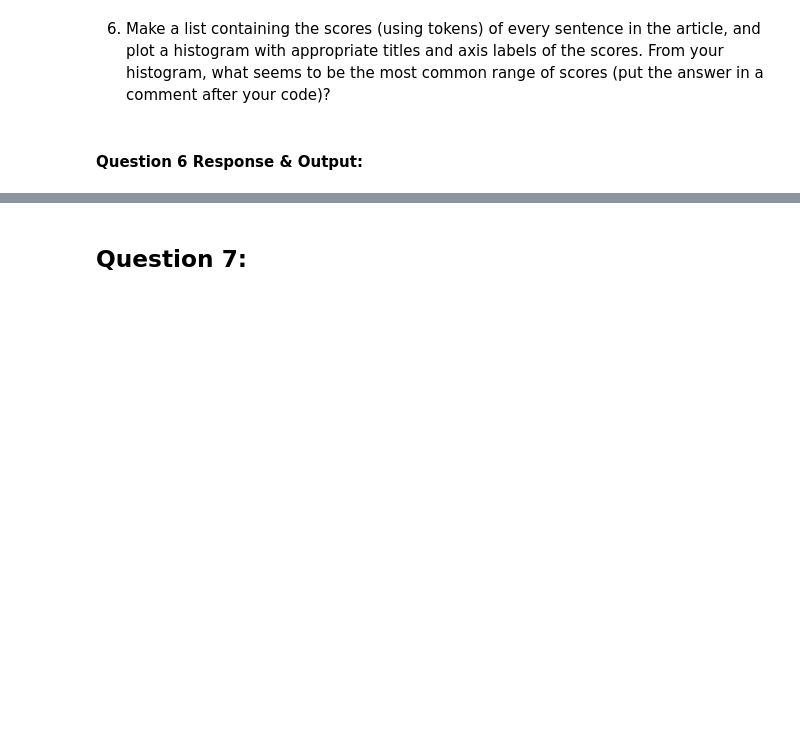
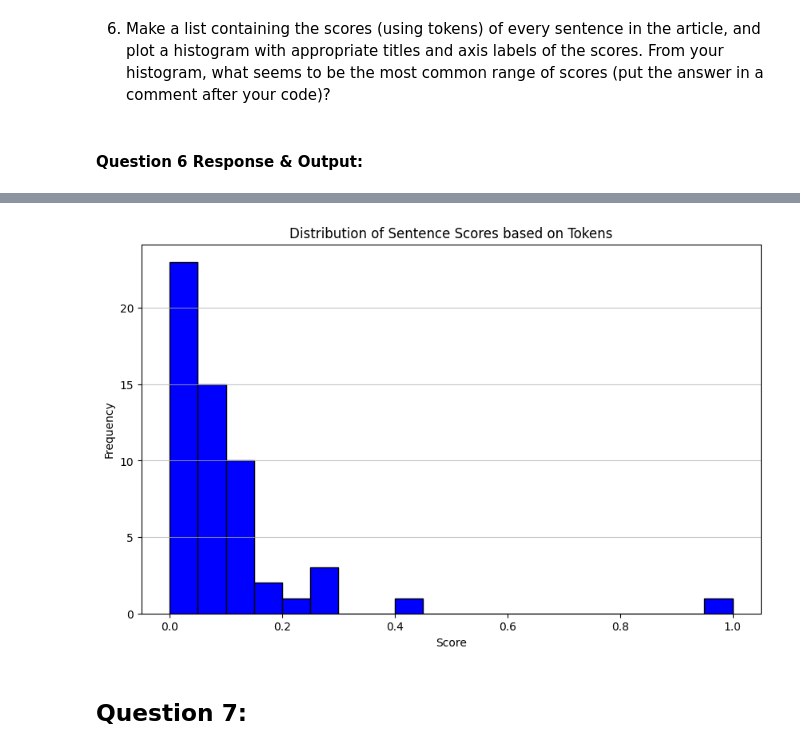
Before and after one commit to julia-fangman/web-scraping, a Jupyter notebook: web-scraping.ipynb, the cells around one changed output, grey strips where cells are left out. Cells and saved outputs as stored; diff of their text form; code cells hidden in the pictures; blank space fills up the shorter version.

Commit message:
working on questions

```diff
--- a/web-scraping.ipynb
+++ b/web-scraping.ipynb
@@ -235,3 +235,26 @@ slidertagged: 1
 You may find some of the code from the in class notes useful; feel free to use methods (rewrite them in this cell as well).  Test them by showing the score of the first sentence in your article using the frequent tokens and frequent lemmas identified in question 3.
 # %% [markdown]
 #### Question 5 Response & Output:
+# %%
+import re
+
+def score_sentence_by_token(sentence, interesting_tokens):
+    tokens = re.findall(r'\b\w+(?:\'\w+)?\b', sentence)
+    score = sum(1 for token in tokens if token.lower() in interesting_tokens) / len(tokens)
+    return score
+
+def score_sentence_by_lemma(sentence, interesting_lemmas):
+    doc = nlp(sentence)
+    lemmas = re.findall(r'\b\w+(?:\'\w+)?\b', sentence)
+    score = sum(1 for lemma in lemmas if lemma in interesting_lemmas) / len(lemmas)
+    return score
+
+first_sentence = "When we think about the onward march of automotive technology, headlights aren't usually the first thing that come to mind." # first sentence in the article
+interesting_tokens = ["laser", "headlights", "headlight", "technology", "led"] # frequent tokens from question 3
+interesting_lemmas = ["laser", "headlight", "beam", "technology", "light"] #frequent lemmas from question 4
+
+token_score = score_sentence_by_token(first_sentence, interesting_tokens)
+lemma_score = score_sentence_by_lemma(first_sentence, interesting_lemmas)
+
+print("Token score:", token_score)
+print("Lemma score:", lemma_score)
@@ -241,3 +267,24 @@ You may find some of the code from the in class notes useful; feel free to use m
 6. Make a list containing the scores (using tokens) of every sentence in the article, and plot a histogram with appropriate titles and axis labels of the scores. From your histogram, what seems to be the most common range of scores (put the answer in a comment after your code)?
 # %% [markdown]
 #### Question 6 Response & Output:
+# %%
+import matplotlib.pyplot as plt
+import nltk
+nltk.download('punkt')
+
+
+# Extract sentences from the article text
+sentences = nltk.sent_tokenize(article_text)
+
+# Calculate scores for each sentence using tokens
+token_scores = [score_sentence_by_token(sentence, [token.lower() for token, _ in most_common_tokens]) for sentence in sentences if sentence.strip()]
+
+# Plot histogram
+plt.figure(figsize=(10, 6))
+plt.hist(token_scores, bins=20, color='blue', edgecolor='black')
+plt.title('Distribution of Sentence Scores based on Tokens')
+plt.xlabel('Score')
+plt.ylabel('Frequency')
+plt.grid(axis='y', alpha=0.75)
+plt.show()
+# %% [output]
@@ -243,0 +294 @@ You may find some of the code from the in class notes useful; feel free to use m
+[figure, added]
```
Also changed, not shown: parts of 8 cells of this notebook.
